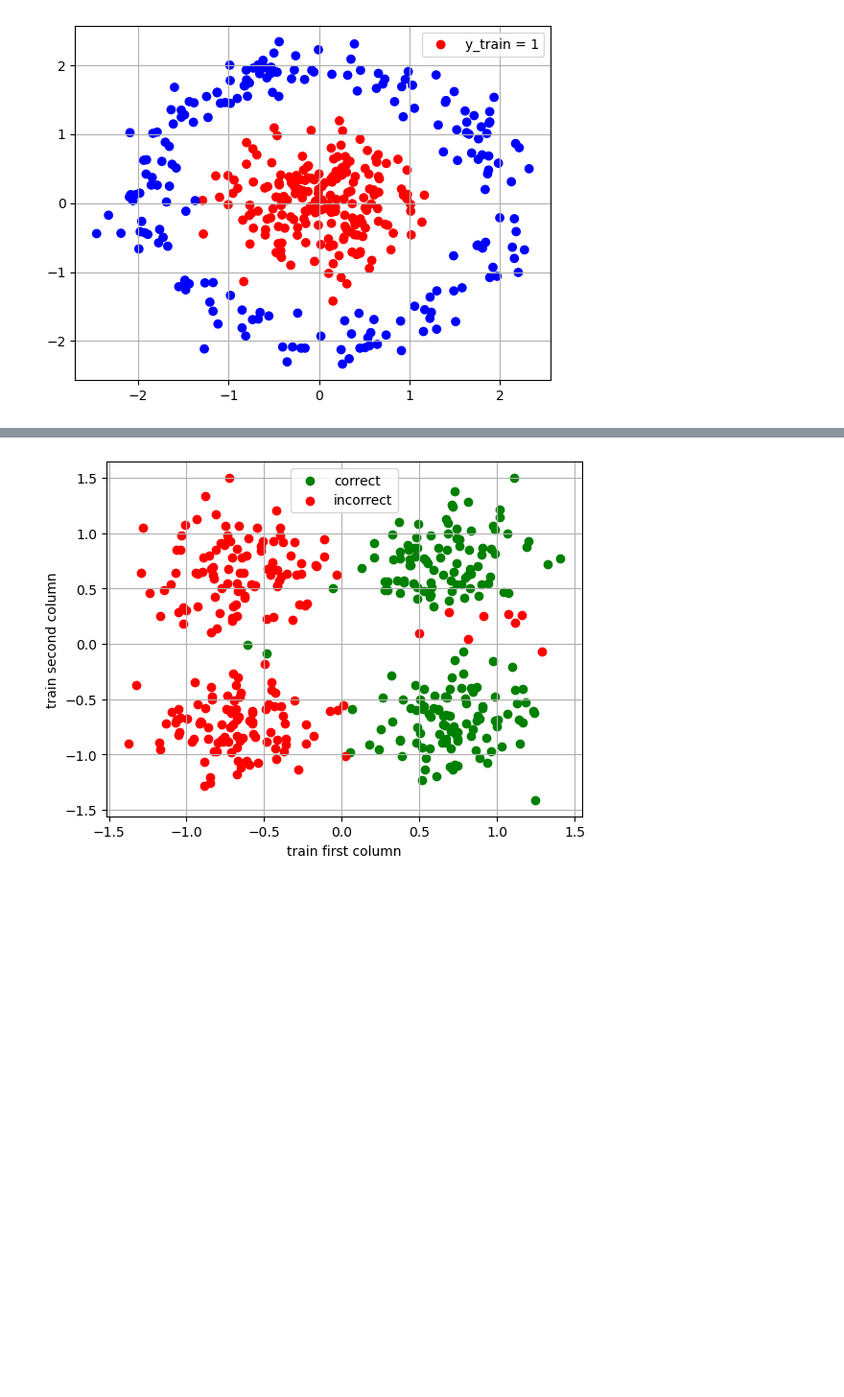
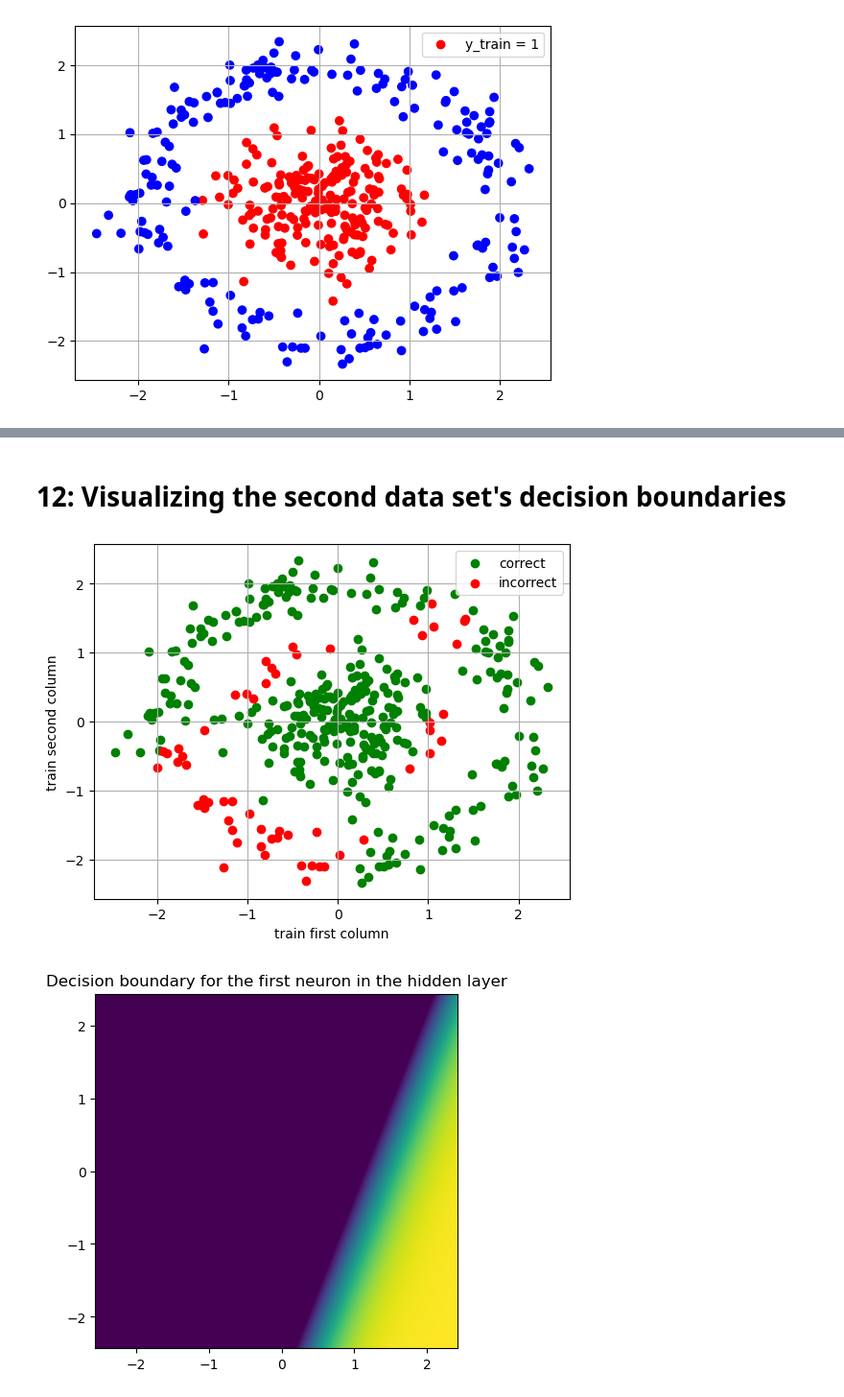
Before and after one commit to CLag707/Lab_assignment, a Jupyter notebook: Answer1.ipynb, the cells around one changed output, grey strips where cells are left out. Shown at 96% size. Drawn from its saved outputs; the diff is of its cells as text; code cells hidden in the pictures; blank space fills up the shorter version.

```diff
--- a/Answer1.ipynb
+++ b/Answer1.ipynb
@@ -220,0 +312,2 @@ Epoch 9500/10000, Cost: 0.124992136, Error: 49.25%
+# %%
+W1_t2, b1_t2, W2_t2, b2_t2, costs_t2, errors_t2 = fit_3_layer_MLP(train2, y_train2)
@@ -221,19 +336,22 @@ Epoch 9500/10000, Cost: 0.124992136, Error: 49.25%
+# %% [markdown]
+# 12: Visualizing the second data set's decision boundaries
 # %%
-def get_binary(y_hat):
-    y_binary = (y_hat > 0.5).astype(int)
-    return y_binary
-# W1_test, W2_test, b1_test, b2_test, costs, errors
-testA1, testy_hat = forward(train1 , W1_test, b1_test, W2_test, b2_test)
-predict_binary = get_binary(testy_hat)
-correct = np.squeeze(predict_binary == y_train1)
-incorrect = np.squeeze(predict_binary != y_train1)
+testA2, testy_hat2 = forward(train2 , W1_t2, b1_t2, W2_t2, b2_t2)
+predict_binary2 = get_binary(testy_hat2)
+correct = np.squeeze(predict_binary2 == y_train2)
+incorrect = np.squeeze(predict_binary2 != y_train2)
 
-plt.scatter(train1[correct, 0], train1[correct, 1], color = "green", label = "correct")
-plt.scatter(train1[incorrect, 0], train1[incorrect, 1], color = "red", label = "incorrect")
+plt.scatter(train2[correct, 0], train2[correct, 1], color = "green", label = "correct")
+plt.scatter(train2[incorrect, 0], train2[incorrect, 1], color = "red", label = "incorrect")
 plt.legend()
 plt.xlabel('train first column')
 plt.ylabel('train second column')
 plt.grid(True)
 plt.show()
+
+visualize_decision_boundary(0, 0, "Decision boundary for the first neuron in the hidden layer", train2, y_train2, W1_t2, b1_t2, W2_t2, b2_t2)
+visualize_decision_boundary(0, 1, "Decision boundary for the second neuron in the hidden layer", train2, y_train2, W1_t2, b1_t2, W2_t2, b2_t2)
+visualize_decision_boundary(1, 0, "Decision Boundary for output node", train2, y_train2, W1_t2, b1_t2, W2_t2, b2_t2)
 # %% [output]
-[figure, old version]
+[figure, new version]
+[figure, added]
```
Also changed, not shown: parts of 23 cells of this notebook.
